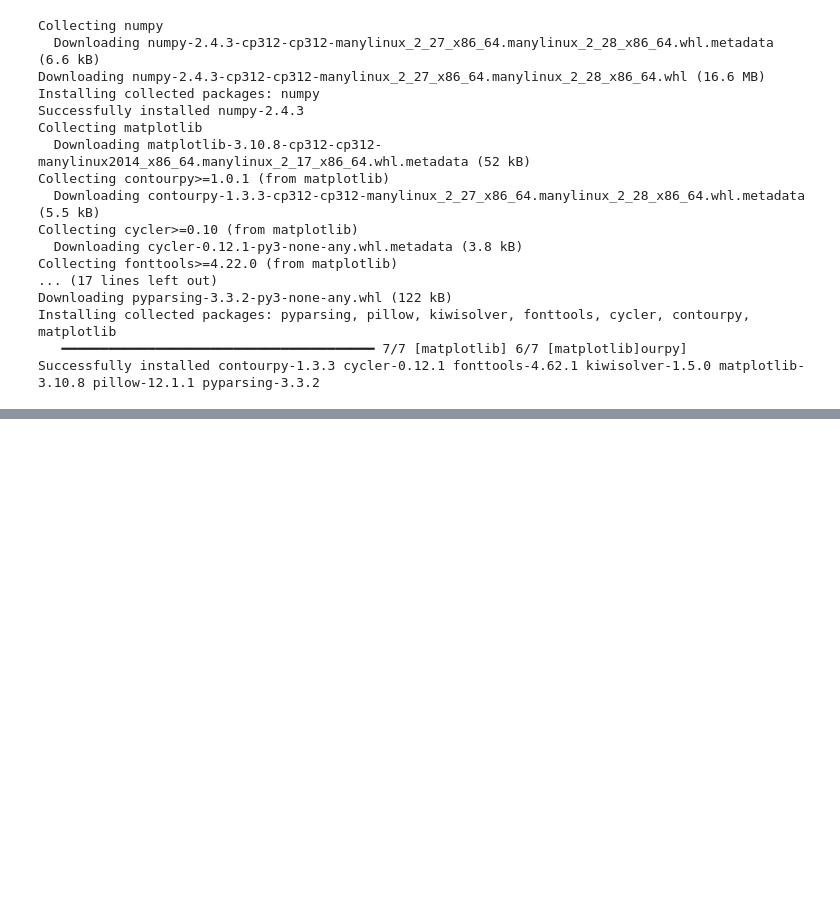
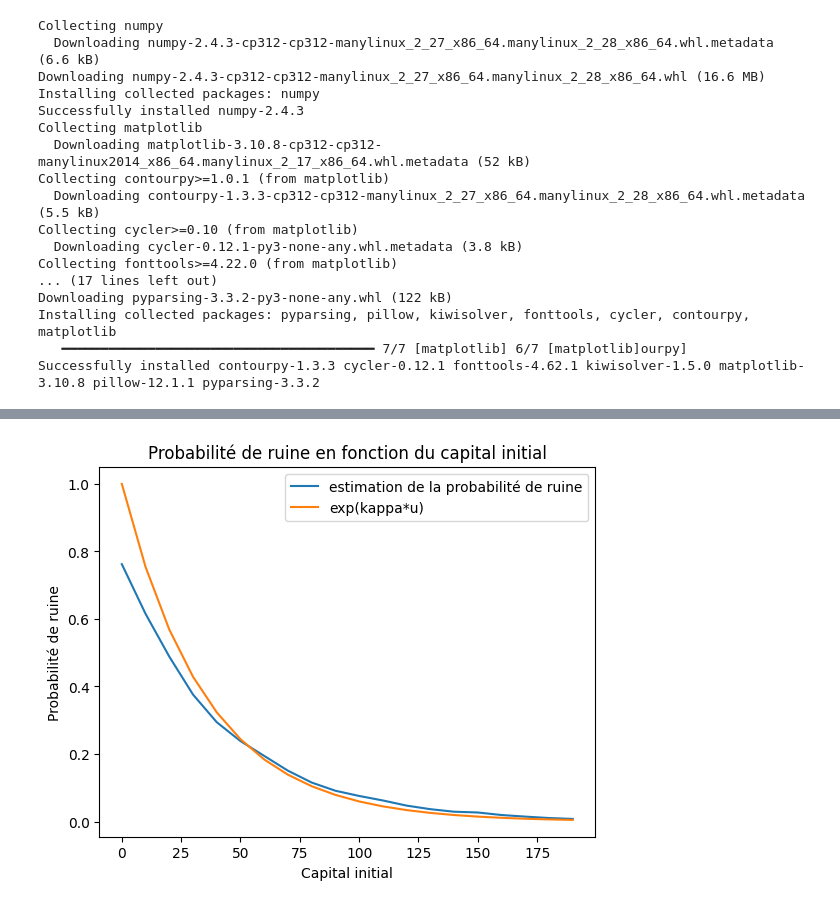
Before and after one commit to R7even31/Projet_Poisson, a Jupyter notebook: Main.ipynb, the cells around one changed output, grey strips where cells are left out. Saved outputs shown, nothing was run; the diff lists cells and outputs as text; code cells hidden in the pictures; blank space fills up the shorter version.

```diff
--- a/Main.ipynb
+++ b/Main.ipynb
@@ -64,0 +73,10 @@ plt.show()
+# %%
+plt.plot(u,proba_ruine,label="estimation de la probabilité de ruine")
+plt.plot(u,np.exp(kappa*u),label="exp(kappa*u)")
+plt.title("Probabilité de ruine en fonction du capital initial")
+plt.xlabel("Capital initial")
+plt.ylabel("Probabilité de ruine")
+plt.legend()
+plt.show()
+# %% [output]
+[figure, added]
```
Also changed, not shown: parts of 4 cells of this notebook.
